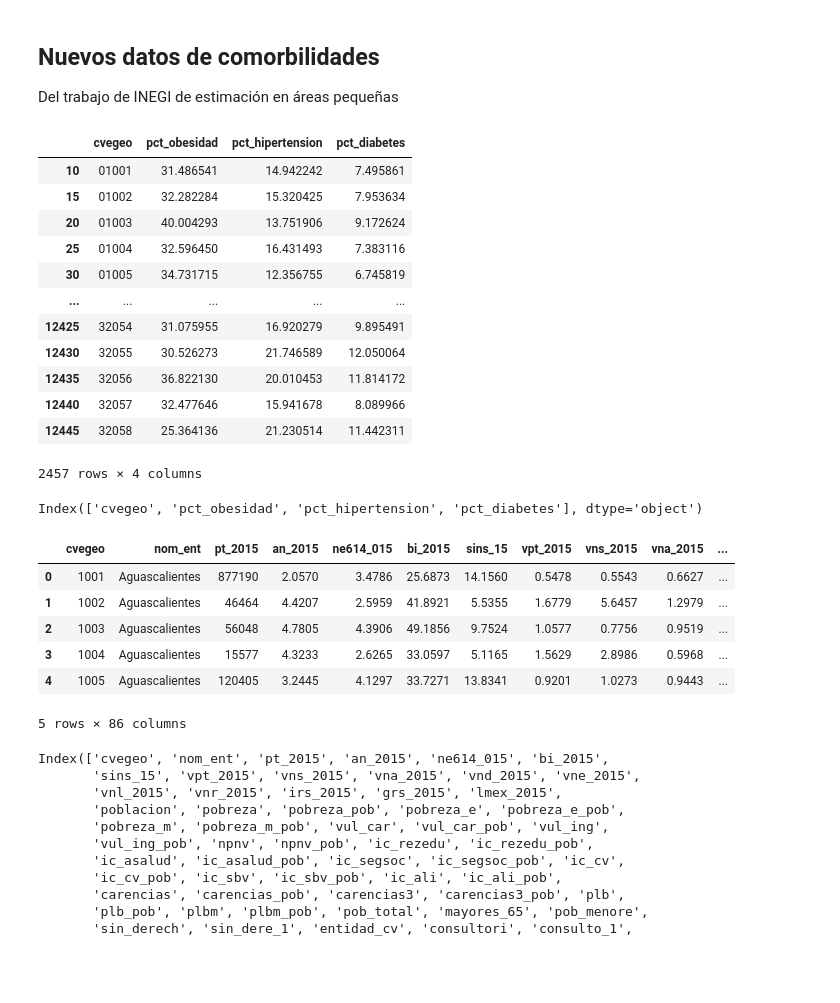
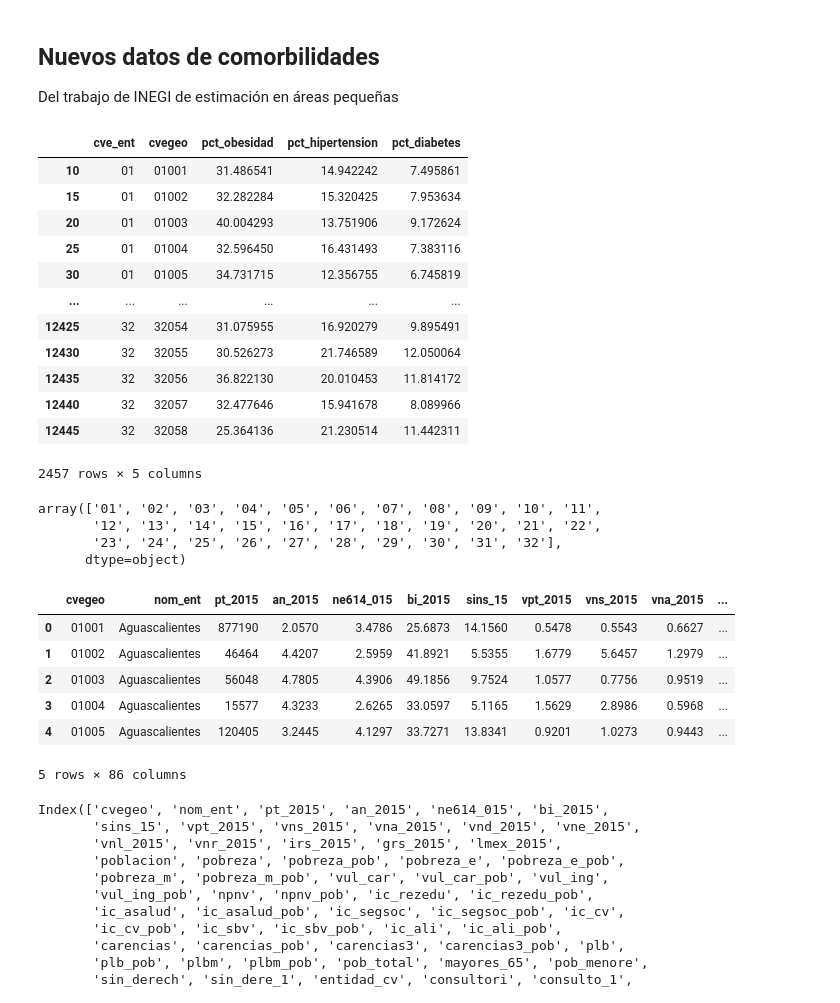
Before and after one commit to rausial/covid19_vulnerabilidad_mex, a Jupyter notebook: 03_nuevos_datos.ipynb, the cells around one changed output. Saved outputs shown, nothing was run; the diff lists cells and outputs as text; code cells hidden in the pictures; blank space fills up the shorter version.

Commit message:
Arreglé los nuevos datos de comorbilidad.

```diff
--- a/03_nuevos_datos.ipynb
+++ b/03_nuevos_datos.ipynb
@@ -42,52 +41,57 @@ Del trabajo de INEGI de estimación en áreas pequeñas
 # %%
 comorbilidades = pd.read_excel("datos/municipios/a_peq_prev_2018.xlsx",
                                engine='openpyxl',
                                skiprows=2,
                                nrows=12450,
                                usecols='A:I',
                                dtype={'Identificador único del municipio':str,
                                       'Clave de entidad federativa':str,
                                       'Clave de municipio o delegación':str}
                             ).rename({'Identificador único del municipio': 'cvegeo',
                                       'Porcentaje de población de 20 años y más con obesidad.':'pct_obesidad',
                                       'Porcentaje de población de 20 años y más con diagnóstico previo de hipertensión.':'pct_hipertension',
-                                      'Porcentaje de población de 20 años y más con diagnóstico previo de diabetes.':'pct_diabetes'},
+                                      'Porcentaje de población de 20 años y más con diagnóstico previo de diabetes.':'pct_diabetes',
+                                      'Clave de entidad federativa': 'cve_ent'},
                                       axis=1)
 comorbilidades = comorbilidades[comorbilidades['Municipio o delegación'] != 'Total']
 comorbilidades = comorbilidades[comorbilidades['Estimador'] == 'Valor']
-comorbilidades = comorbilidades[['cvegeo', 'pct_obesidad', 'pct_hipertension', 'pct_diabetes']]
+comorbilidades = comorbilidades[['cve_ent', 'cvegeo', 'pct_obesidad', 'pct_hipertension', 'pct_diabetes']]
 comorbilidades
 # %% [output]
-|  | cvegeo | pct_obesidad | pct_hipertension | pct_diabetes |
-| 10 | 01001 | 31.486541 | 14.942242 | 7.495861 |
-| 15 | 01002 | 32.282284 | 15.320425 | 7.953634 |
-| 20 | 01003 | 40.004293 | 13.751906 | 9.172624 |
-| 25 | 01004 | 32.596450 | 16.431493 | 7.383116 |
-| 30 | 01005 | 34.731715 | 12.356755 | 6.745819 |
-| ... | ... | ... | ... | ... |
-| 12425 | 32054 | 31.075955 | 16.920279 | 9.895491 |
-| 12430 | 32055 | 30.526273 | 21.746589 | 12.050064 |
-| 12435 | 32056 | 36.822130 | 20.010453 | 11.814172 |
-| 12440 | 32057 | 32.477646 | 15.941678 | 8.089966 |
-| 12445 | 32058 | 25.364136 | 21.230514 | 11.442311 |
+|  | cve_ent | cvegeo | pct_obesidad | pct_hipertension | pct_diabetes |
+| 10 | 01 | 01001 | 31.486541 | 14.942242 | 7.495861 |
+| 15 | 01 | 01002 | 32.282284 | 15.320425 | 7.953634 |
+| 20 | 01 | 01003 | 40.004293 | 13.751906 | 9.172624 |
+| 25 | 01 | 01004 | 32.596450 | 16.431493 | 7.383116 |
+| 30 | 01 | 01005 | 34.731715 | 12.356755 | 6.745819 |
+| ... | ... | ... | ... | ... | ... |
+| 12425 | 32 | 32054 | 31.075955 | 16.920279 | 9.895491 |
+| 12430 | 32 | 32055 | 30.526273 | 21.746589 | 12.050064 |
+| 12435 | 32 | 32056 | 36.822130 | 20.010453 | 11.814172 |
+| 12440 | 32 | 32057 | 32.477646 | 15.941678 | 8.089966 |
+| 12445 | 32 | 32058 | 25.364136 | 21.230514 | 11.442311 |
-2457 rows × 4 columns
+2457 rows × 5 columns
-# %%
-comorbilidades.columns
-# %% [output]
-Index(['cvegeo', 'pct_obesidad', 'pct_hipertension', 'pct_diabetes'], dtype='object')
+# %%
+comorbilidades['cve_ent'].unique()
+# %% [output]
+array(['01', '02', '03', '04', '05', '06', '07', '08', '09', '10', '11',
+       '12', '13', '14', '15', '16', '17', '18', '19', '20', '21', '22',
+       '23', '24', '25', '26', '27', '28', '29', '30', '31', '32'],
+      dtype=object)
 # %%
-variables_municipales = pd.read_csv('datos/municipios/indicadores_back.csv', index_col=False,
+variables_municipales = pd.read_csv('datos/municipios/indicadores_original.csv', index_col=False,
                                     dtype={'cvegeo': str, 'entidad_cv': str,
                                             'municipio_cvegeo': str, 'entidad_cvegeo': str},
                                     encoding='iso8859_2')
+arregla_cvegeo(variables_municipales)
 variables_municipales.head()
 # %% [output]
 |  | cvegeo | nom_ent | pt_2015 | an_2015 | ne614_015 | bi_2015 | sins_15 | vpt_2015 | vns_2015 | vna_2015 | ... |
-| 0 | 1001 | Aguascalientes | 877190 | 2.0570 | 3.4786 | 25.6873 | 14.1560 | 0.5478 | 0.5543 | 0.6627 | ... |
-| 1 | 1002 | Aguascalientes | 46464 | 4.4207 | 2.5959 | 41.8921 | 5.5355 | 1.6779 | 5.6457 | 1.2979 | ... |
-| 2 | 1003 | Aguascalientes | 56048 | 4.7805 | 4.3906 | 49.1856 | 9.7524 | 1.0577 | 0.7756 | 0.9519 | ... |
-| 3 | 1004 | Aguascalientes | 15577 | 4.3233 | 2.6265 | 33.0597 | 5.1165 | 1.5629 | 2.8986 | 0.5968 | ... |
-| 4 | 1005 | Aguascalientes | 120405 | 3.2445 | 4.1297 | 33.7271 | 13.8341 | 0.9201 | 1.0273 | 0.9443 | ... |
+| 0 | 01001 | Aguascalientes | 877190 | 2.0570 | 3.4786 | 25.6873 | 14.1560 | 0.5478 | 0.5543 | 0.6627 | ... |
+| 1 | 01002 | Aguascalientes | 46464 | 4.4207 | 2.5959 | 41.8921 | 5.5355 | 1.6779 | 5.6457 | 1.2979 | ... |
+| 2 | 01003 | Aguascalientes | 56048 | 4.7805 | 4.3906 | 49.1856 | 9.7524 | 1.0577 | 0.7756 | 0.9519 | ... |
+| 3 | 01004 | Aguascalientes | 15577 | 4.3233 | 2.6265 | 33.0597 | 5.1165 | 1.5629 | 2.8986 | 0.5968 | ... |
+| 4 | 01005 | Aguascalientes | 120405 | 3.2445 | 4.1297 | 33.7271 | 13.8341 | 0.9201 | 1.0273 | 0.9443 | ... |
 5 rows × 86 columns
 # %%
 variables_municipales.columns
```
Also changed, not shown: parts of 3 cells of this notebook, 2 other files.
